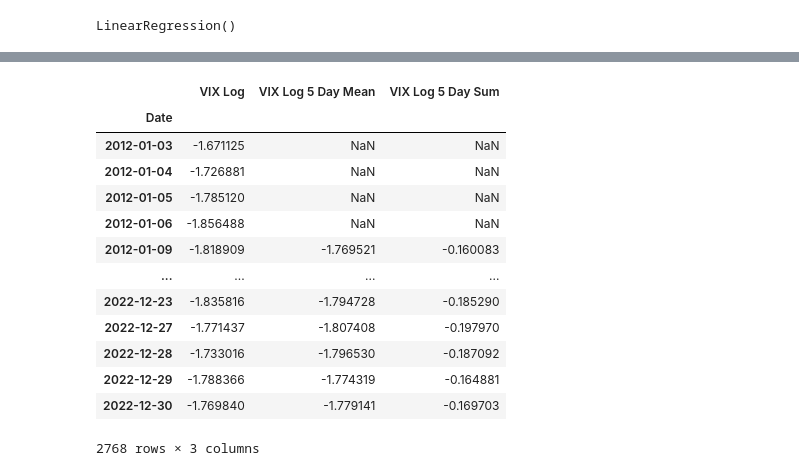
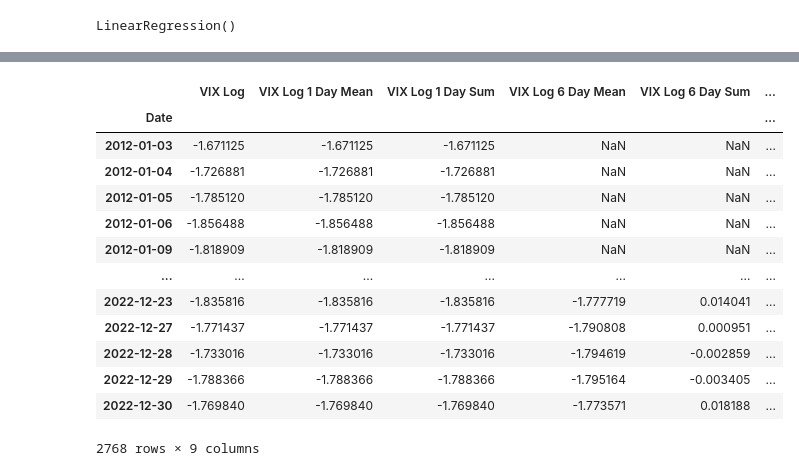
Before and after one commit to gjm826f8/NUS-FT5005-Project, a Jupyter notebook: Model.ipynb, the cells around one changed output, grey strips where cells are left out. Drawn from its saved outputs; the diff is of its cells as text; code cells hidden in the pictures.

```diff
--- a/Model.ipynb
+++ b/Model.ipynb
@@ -290,14 +275,0 @@ study.optimize(lambda trial: objective(trial, X_base_train, y_train), n_trials=3
-# %%
-# Create a LightGBM model with the best parameters
-best_params = study.best_params
-model = lgb.LGBMRegressor(**best_params)
-model.fit(X_base_train, y_train)
-
-# Predict the target variable for the test set and calculate the RMSE and R2 score
-y_pred = model.predict(X_base_test)
-mse = mean_squared_error(y_test, y_pred)
-rmse = np.sqrt(mse)
-r2 = r2_score(y_test, y_pred)
-
-print(f"RMSE: {rmse}")
-print(f"R2 score: {r2}")
@@ -316,3 +309,6 @@ R2 score: -0.17300414522294805
+# %%
+for i in range(10):
+    lightgbm_train_performance('Baseline', False, None)
 # %% [markdown]
 ### Feature Engineering
 1. log of lag weekly realized volatility
@@ -322,12 +320,12 @@ R2 score: -0.17300414522294805
 # %%
 data_lag = pd.DataFrame()
-for i in range(1, 9):
-    # Add new columns name 'SOX Next_Weekly_RV Lag 1', 'SOX Next_Weekly_RV Lag 2', 'SOX Next_Weekly_RV Lag 3', 'SOX Next_Weekly_RV Lag 4', 'SOX Next_Weekly_RV Lag 5', 'SOX Next_Weekly_RV Lag 6', 'SOX Next_Weekly_RV Lag 7', 'SOX Next_Weekly_RV Lag 8'
-    data_lag[f'SOX Next_Weekly_RV Lag {i}'] = data['SOX Next_Weekly_RV'].shift(i)
-    # Add new columns name 'SOX Next_Weekly_Log_RV Lag 1', 'SOX Next_Weekly_Log_RV Lag 2', 'SOX Next_Weekly_Log_RV Lag 3', 'SOX Next_Weekly_Log_RV Lag 4', 'SOX Next_Weekly_Log_RV Lag 5', 'SOX Next_Weekly_Log_RV Lag 6', 'SOX Next_Weekly_Log_RV Lag 7', 'SOX Next_Weekly_Log_RV Lag 8'
-    data_lag[f'SOX Next_Weekly_RV Lag {i}'] = np.log(data['SOX Next_Weekly_RV']).shift(i)
-    # Add new columns name 'SOX Next_Weekly_Squared_RV Lag 1', 'SOX Next_Weekly_Squared_RV Lag 2', 'SOX Next_Weekly_Squared_RV Lag 3', 'SOX Next_Weekly_Squared_RV Lag 4', 'SOX Next_Weekly_Squared_RV Lag 5', 'SOX Next_Weekly_Squared_RV Lag 6', 'SOX Next_Weekly_Squared_RV Lag 7', 'SOX Next_Weekly_Squared_RV Lag 8'
-    data_lag[f'SOX Weekly_Squared_RV Lag {i}'] = (data['SOX Next_Weekly_RV']**2).shift(i)
+for i in range(1, 15):
+    # Add new columns name 'SOX Weekly_RV Lag' (8 periods lag)
+    data_lag[f'SOX Weekly_RV Lag {i}'] = data['SOX Weekly_RV'].shift(i)
+    # Add new columns name 'SOX Weekly_Log_RV Lag' (8 periods lag)
+    data_lag[f'SOX Weekly_Log_RV Lag {i}'] = np.log(data['SOX Weekly_RV']).shift(i)
+    # Add new columns name 'SOX Weekly_Squared_RV Lag' (8 periods lag)
+    data_lag[f'SOX Weekly_Squared_RV Lag {i}'] = (data['SOX Weekly_RV']**2).shift(i)
 
 data_lag
 # %% [output]
@@ -406,23 +346,27 @@ R2 score: 0.724940112132169
+# %%
+for i in range(10):
+    lightgbm_train_performance('SOX RV Lag', True, data_lag)
 # %%
 # Create new dataframe to store new features for Lof of VIX and Log of past 5-day VIX
 data_VIX = pd.DataFrame()
 data_VIX['VIX Log'] = np.log(data['VIX'])
-data_VIX['VIX Log 5 Day Mean'] = np.log(data['VIX'].rolling(5).mean())
-data_VIX['VIX Log 5 Day Sum'] = np.log(data['VIX'].rolling(5).sum())
+for i in range(1, 21, 5):
+    data_VIX[f'VIX Log {i} Day Mean'] = np.log(data['VIX'].rolling(i).mean())
+    data_VIX[f'VIX Log {i} Day Sum'] = np.log(data['VIX'].rolling(i).sum())
 
 data_VIX
 # %% [output]
-|  | VIX Log | VIX Log 5 Day Mean | VIX Log 5 Day Sum |
-| Date |  |  |  |
-| 2012-01-03 | -1.671125 | NaN | NaN |
-| 2012-01-04 | -1.726881 | NaN | NaN |
-| 2012-01-05 | -1.785120 | NaN | NaN |
-| 2012-01-06 | -1.856488 | NaN | NaN |
-| 2012-01-09 | -1.818909 | -1.769521 | -0.160083 |
-| ... | ... | ... | ... |
-| 2022-12-23 | -1.835816 | -1.794728 | -0.185290 |
-| 2022-12-27 | -1.771437 | -1.807408 | -0.197970 |
-| 2022-12-28 | -1.733016 | -1.796530 | -0.187092 |
-| 2022-12-29 | -1.788366 | -1.774319 | -0.164881 |
-| 2022-12-30 | -1.769840 | -1.779141 | -0.169703 |
+|  | VIX Log | VIX Log 1 Day Mean | VIX Log 1 Day Sum | VIX Log 6 Day Mean | VIX Log 6 Day Sum | ... |
+| Date |  |  |  |  |  | ... |
+| 2012-01-03 | -1.671125 | -1.671125 | -1.671125 | NaN | NaN | ... |
+| 2012-01-04 | -1.726881 | -1.726881 | -1.726881 | NaN | NaN | ... |
+| 2012-01-05 | -1.785120 | -1.785120 | -1.785120 | NaN | NaN | ... |
+| 2012-01-06 | -1.856488 | -1.856488 | -1.856488 | NaN | NaN | ... |
+| 2012-01-09 | -1.818909 | -1.818909 | -1.818909 | NaN | NaN | ... |
+| ... | ... | ... | ... | ... | ... | ... |
+| 2022-12-23 | -1.835816 | -1.835816 | -1.835816 | -1.777719 | 0.014041 | ... |
+| 2022-12-27 | -1.771437 | -1.771437 | -1.771437 | -1.790808 | 0.000951 | ... |
+| 2022-12-28 | -1.733016 | -1.733016 | -1.733016 | -1.794619 | -0.002859 | ... |
+| 2022-12-29 | -1.788366 | -1.788366 | -1.788366 | -1.795164 | -0.003405 | ... |
+| 2022-12-30 | -1.769840 | -1.769840 | -1.769840 | -1.773571 | 0.018188 | ... |
-2768 rows × 3 columns
+2768 rows × 9 columns
```
Also changed, not shown: parts of 34 cells of this notebook.
